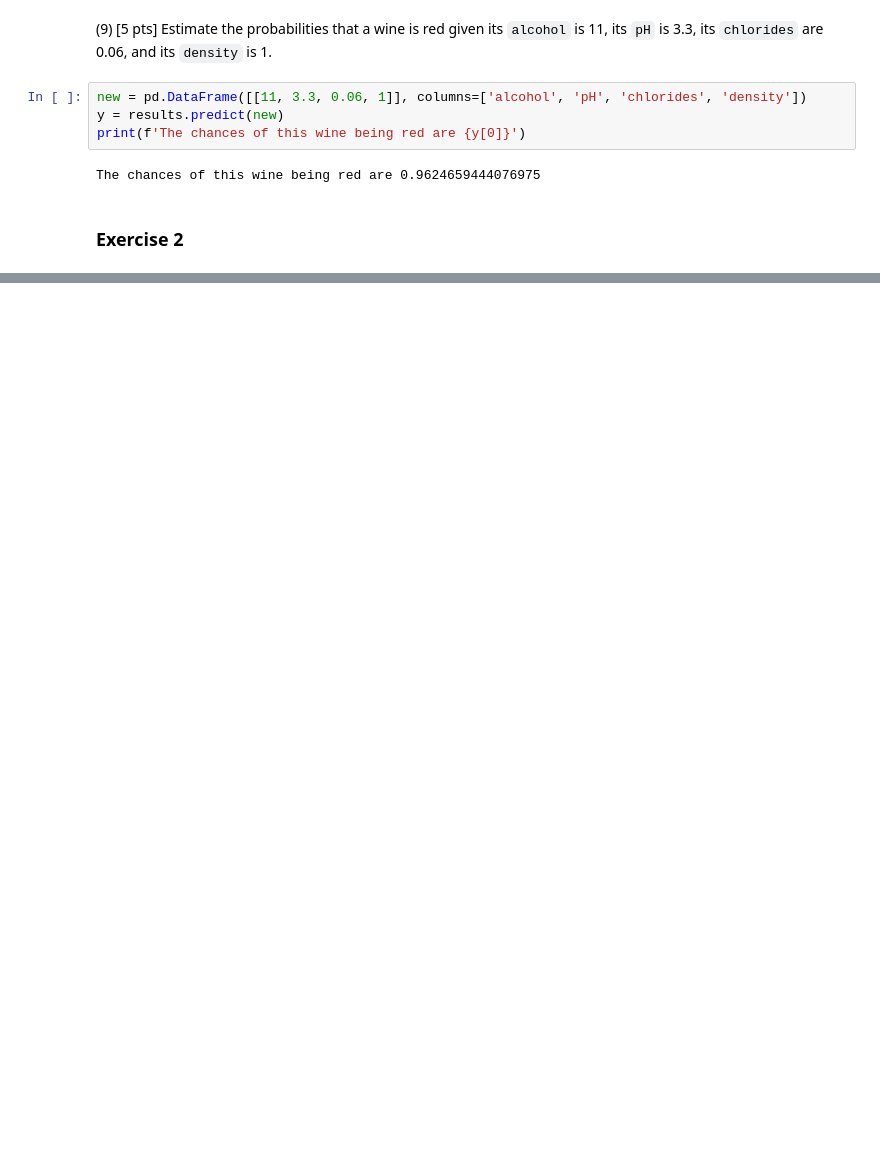
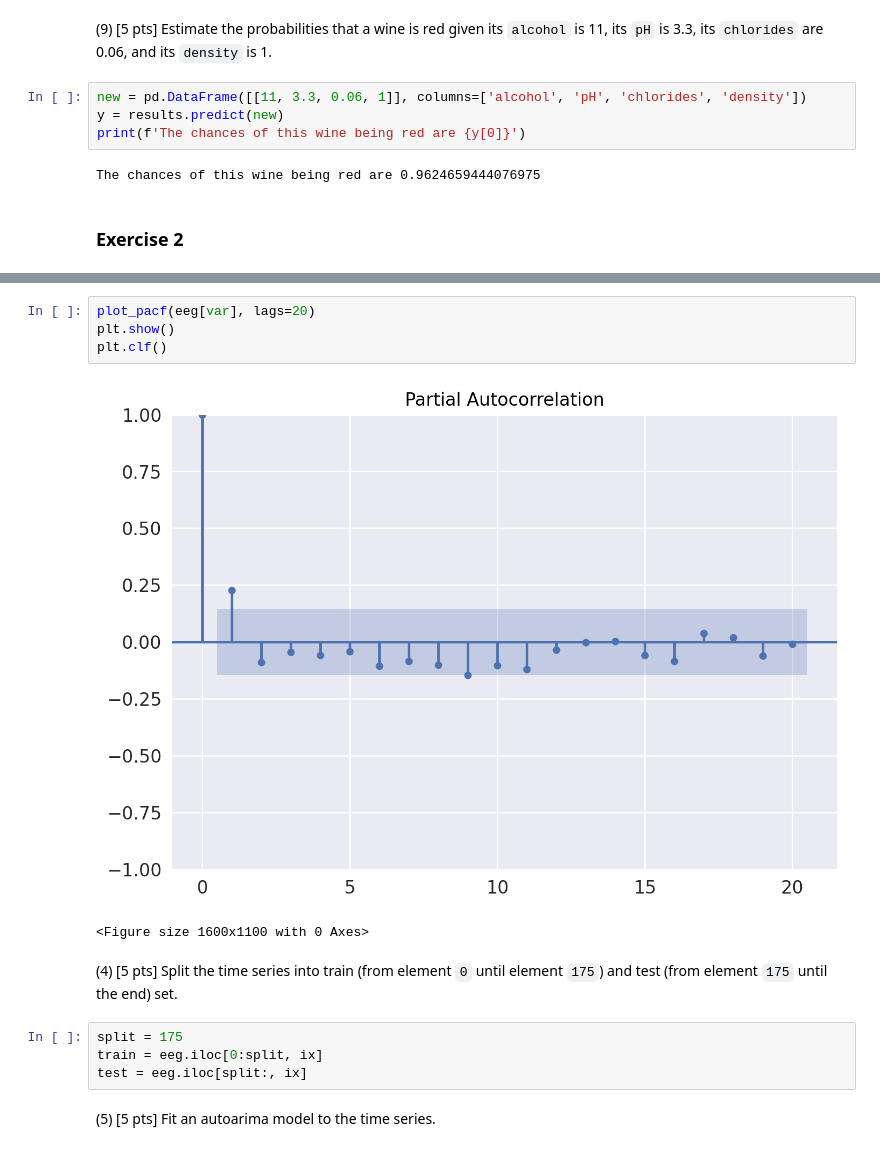
Before and after one commit to seneca86/Sample_final_EMS, a Jupyter notebook: main.ipynb, the cells around one changed output, grey strips where cells are left out. Saved outputs shown, nothing was run; the diff lists cells and outputs as text; blank space fills up the shorter version.

```diff
--- a/main.ipynb
+++ b/main.ipynb
@@ -178,0 +205,15 @@ The chances of this wine being red are 0.9624659444076975
+# %%
+plot_pacf(eeg[var], lags=20)
+plt.show()
+plt.clf()
+# %% [output]
+[figure, added]
+<Figure size 1600x1100 with 0 Axes>
+# %% [markdown]
+(4) [5 pts] Split the time series into train (from element `0` until element `175`) and test (from element `175` until the end) set.
+# %%
+split = 175
+train = eeg.iloc[0:split, ix]
+test = eeg.iloc[split:, ix]
+# %% [markdown]
+(5) [5 pts] Fit an autoarima model to the time series.
```
Also changed, not shown: parts of 14 cells of this notebook.
